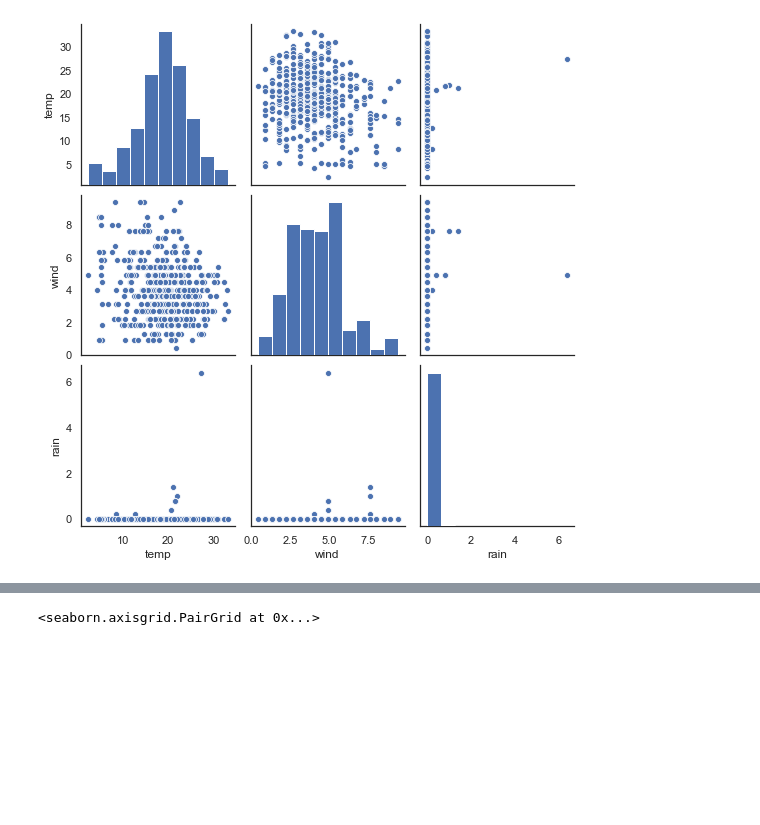
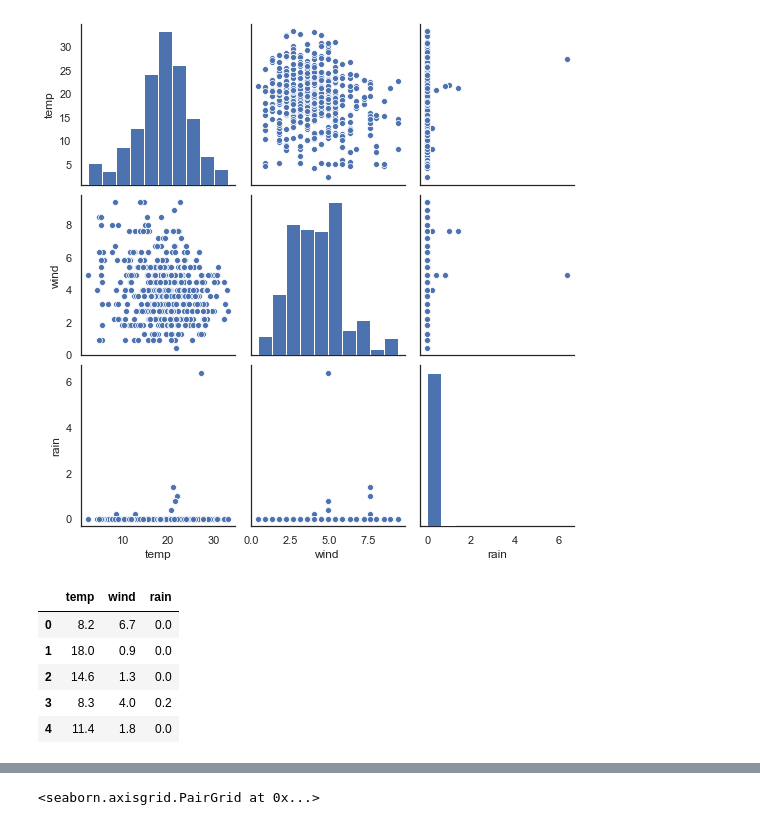
Before and after one commit to ogbinar/python_ml, a Jupyter notebook: notebooks/01_feature_engineering.ipynb, the cells around one changed output, grey strips where cells are left out. Saved outputs shown, nothing was run; the diff lists cells and outputs as text; code cells hidden in the pictures; blank space fills up the shorter version.

```diff
--- a/notebooks/01_feature_engineering.ipynb
+++ b/notebooks/01_feature_engineering.ipynb
@@ -65,3 +65,12 @@ transformed_data = scaler.transform(data)
 
 # Convert to original dataframe schema
 transformed_data_df = pd.DataFrame(transformed_data, columns=data.columns)
+# %%
+data.head()
+# %% [output]
+|  | temp | wind | rain |
+| 0 | 8.2 | 6.7 | 0.0 |
+| 1 | 18.0 | 0.9 | 0.0 |
+| 2 | 14.6 | 1.3 | 0.0 |
+| 3 | 8.3 | 4.0 | 0.2 |
+| 4 | 11.4 | 1.8 | 0.0 |
```
Also changed, not shown: parts of 2 cells of this notebook, 1 other file.
